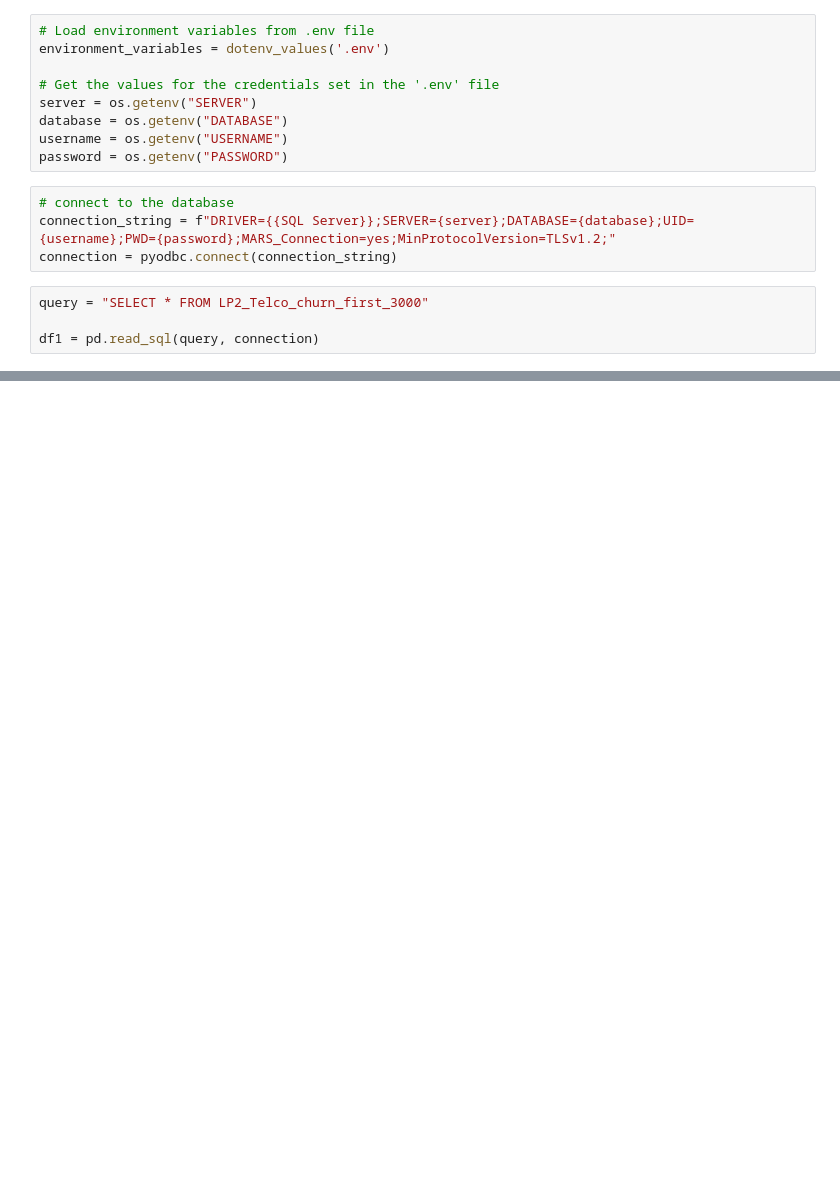
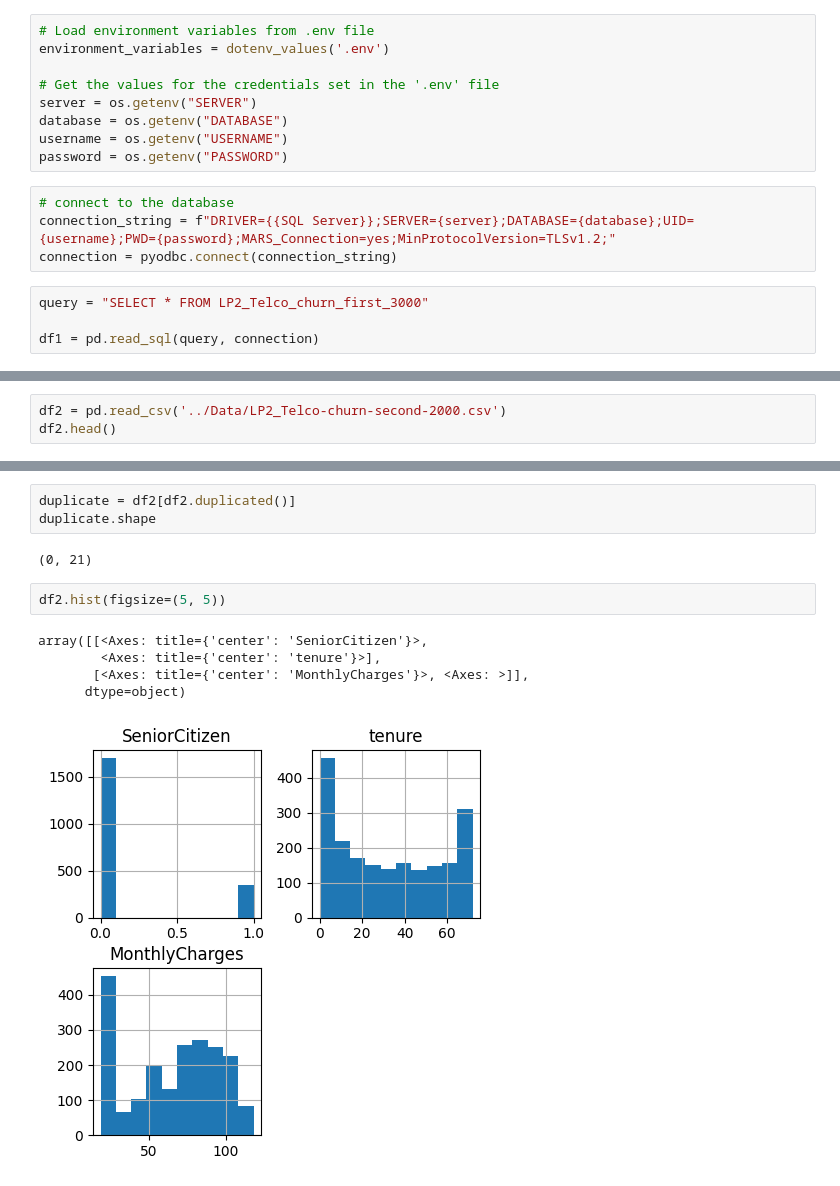
Before and after one commit to NanaYawEl/Telco-Churn-Analysis, a Jupyter notebook: Notebook/Telco_churn.ipynb, the cells around one changed output, grey strips where cells are left out. Saved outputs shown, nothing was run; the diff lists cells and outputs as text; blank space fills up the shorter version.

```diff
--- a/Notebook/Telco_churn.ipynb
+++ b/Notebook/Telco_churn.ipynb
@@ -44,0 +141,3 @@ df1
+# %%
+df2 = pd.read_csv('../Data/LP2_Telco-churn-second-2000.csv')
+df2.head()
@@ -44,0 +212,13 @@ df1
+# %%
+duplicate = df2[df2.duplicated()]
+duplicate.shape
+# %% [output]
+(0, 21)
+# %%
+df2.hist(figsize=(5, 5))
+# %% [output]
+array([[<Axes: title={'center': 'SeniorCitizen'}>,
+        <Axes: title={'center': 'tenure'}>],
+       [<Axes: title={'center': 'MonthlyCharges'}>, <Axes: >]],
+      dtype=object)
+[figure, added]
```
Also changed, not shown: parts of 22 cells of this notebook, 1 other file.
